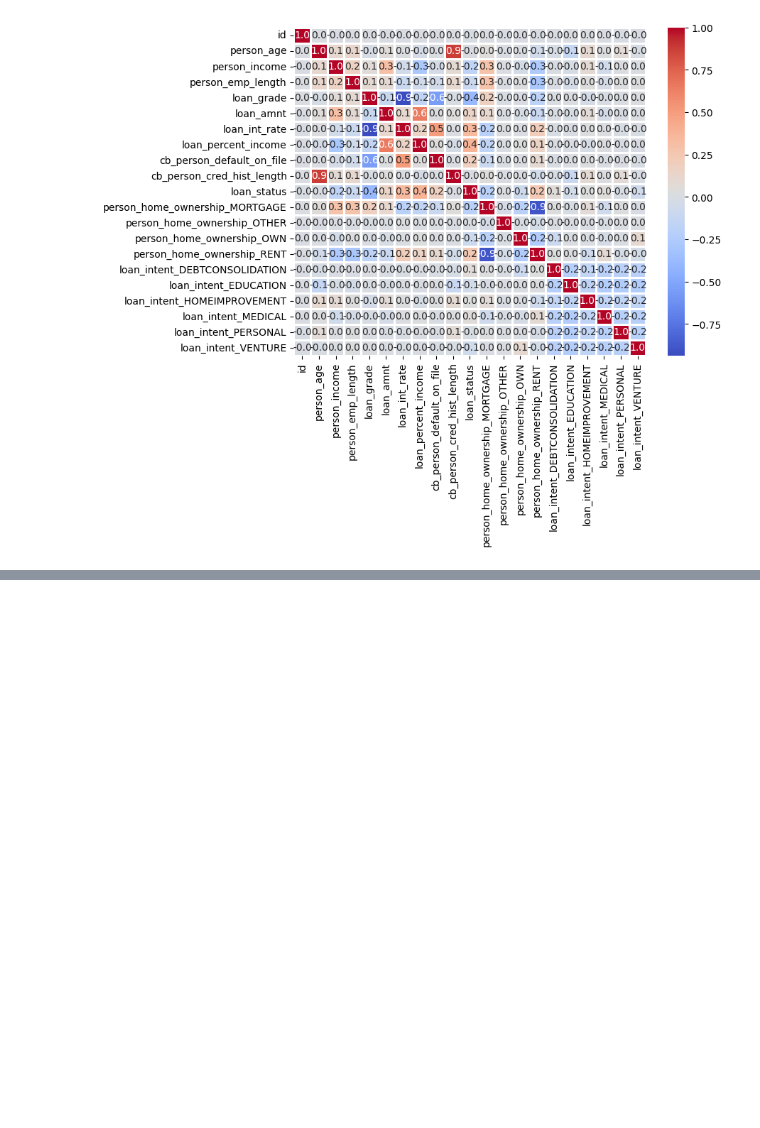
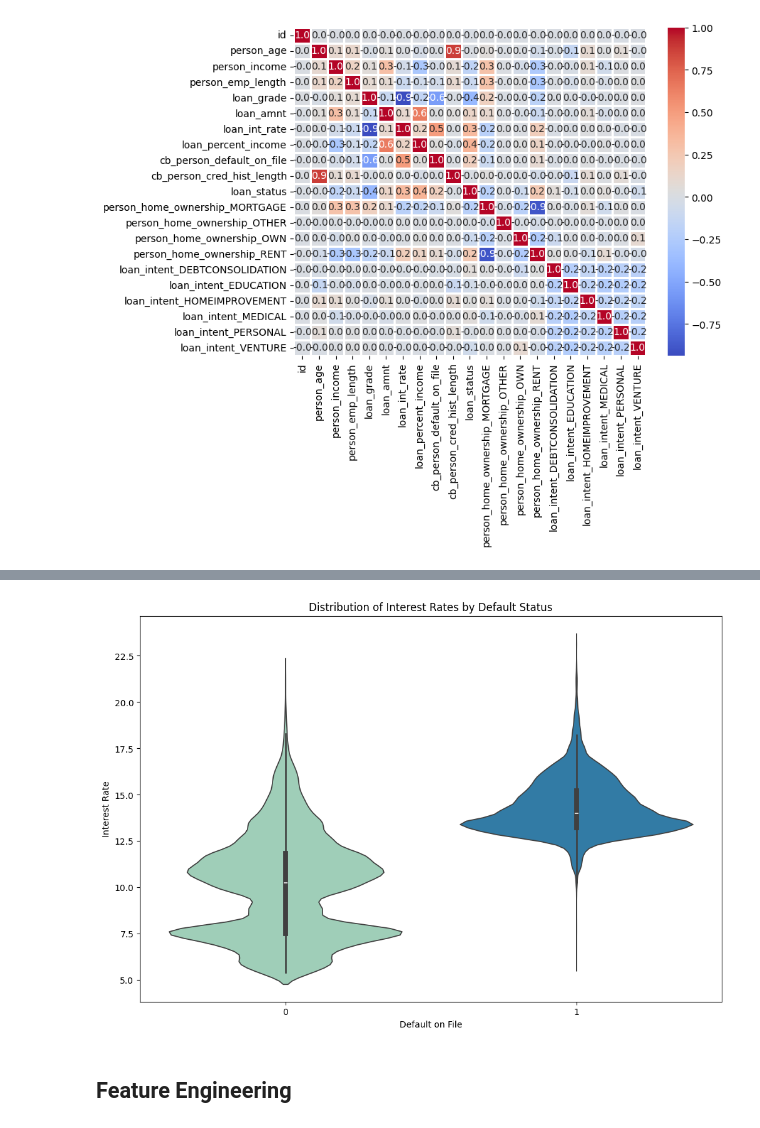
Before and after one commit to Alexej9671/kaggle_loan_approval_prediction, a Jupyter notebook: train_models.ipynb, the cells around one changed output, grey strips where cells are left out. Saved outputs shown, nothing was run; the diff lists cells and outputs as text; code cells hidden in the pictures; blank space fills up the shorter version.

```diff
--- a/train_models.ipynb
+++ b/train_models.ipynb
@@ -262,0 +244,11 @@ plt.show()
+# %%
+plt.figure(figsize=(12, 8))
+sns.violinplot(data=df, x='cb_person_default_on_file', y='loan_int_rate', hue='cb_person_default_on_file', palette='YlGnBu', legend=False)
+plt.title('Distribution of Interest Rates by Default Status')
+plt.xlabel('Default on File')
+plt.ylabel('Interest Rate')
+plt.show()
+# %% [output]
+[figure, added]
+# %% [markdown]
+## Feature Engineering
```
Also changed, not shown: parts of 38 cells of this notebook.
